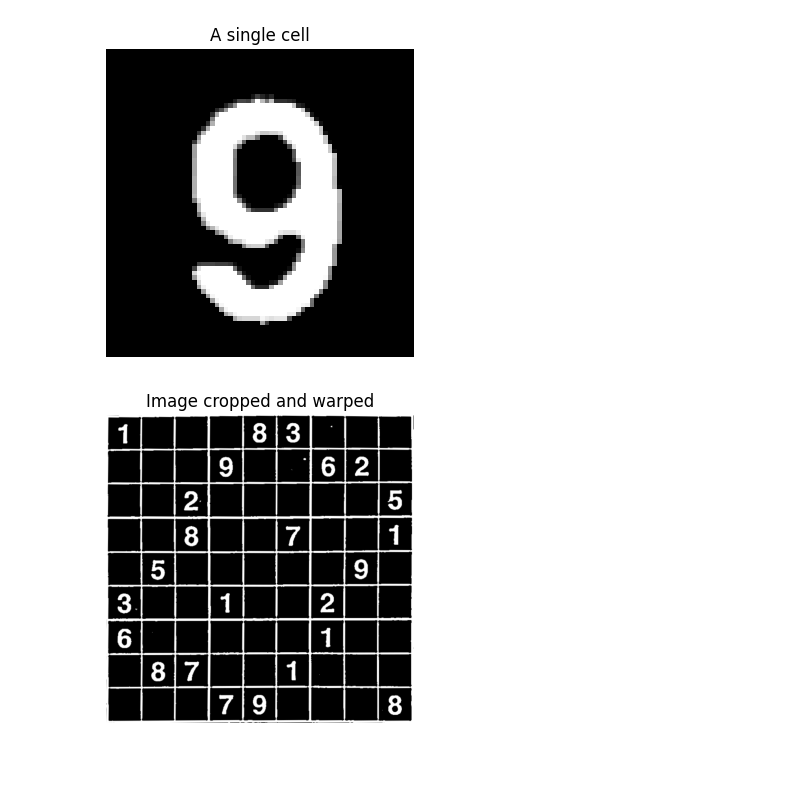
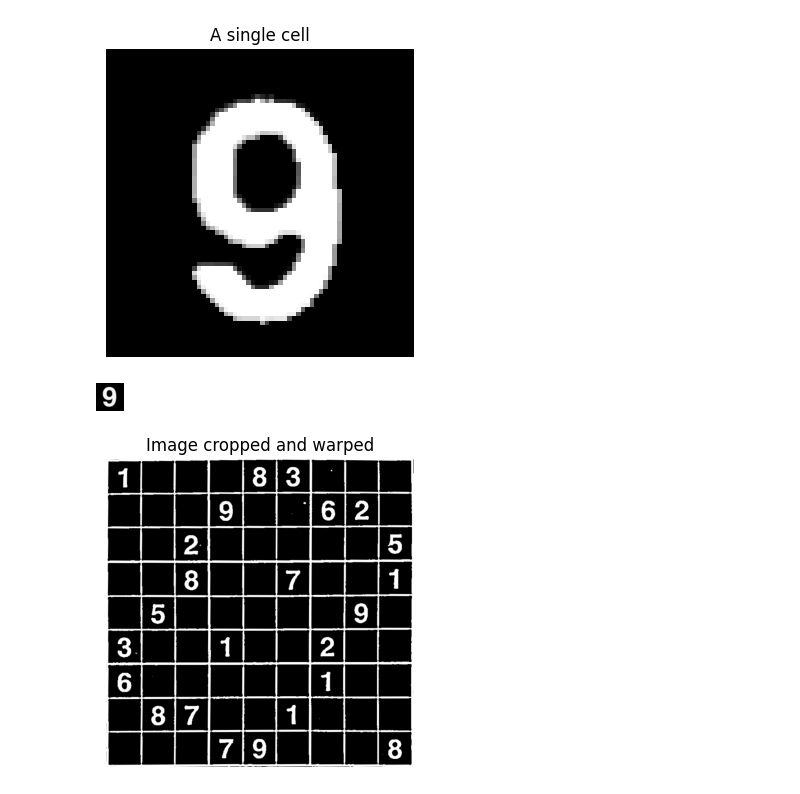
Before and after one commit to matteobarbieri/phd-school, a Jupyter notebook: home/notebooks_solution/create-realistic-dataset.ipynb, the cells around one changed output. Saved outputs shown, nothing was run; the diff lists cells and outputs as text; code cells hidden in the pictures; blank space fills up the shorter version.

```diff
--- a/home/notebooks_solution/create-realistic-dataset.ipynb
+++ b/home/notebooks_solution/create-realistic-dataset.ipynb
@@ -156,6 +158,11 @@ plt.title("A single cell");
 # %%
 sd_path = Path("../data/sudoku_digits")
 sd_path.mkdir(exist_ok=True, parents=True)
+# %%
+img_9, _ = generate_image(fonts[0], target=9)
+img_9
+# %% [output]
+[figure, added]
 # %%
 # If you want to try other cells, it's useful to wrap the entire process (starting from the pre-processed grid) in a function
 def save_cell(cropped, i, j, path, prefix: str, target, W=W):
```
Also changed, not shown: parts of 9 cells of this notebook, 2 other files.
